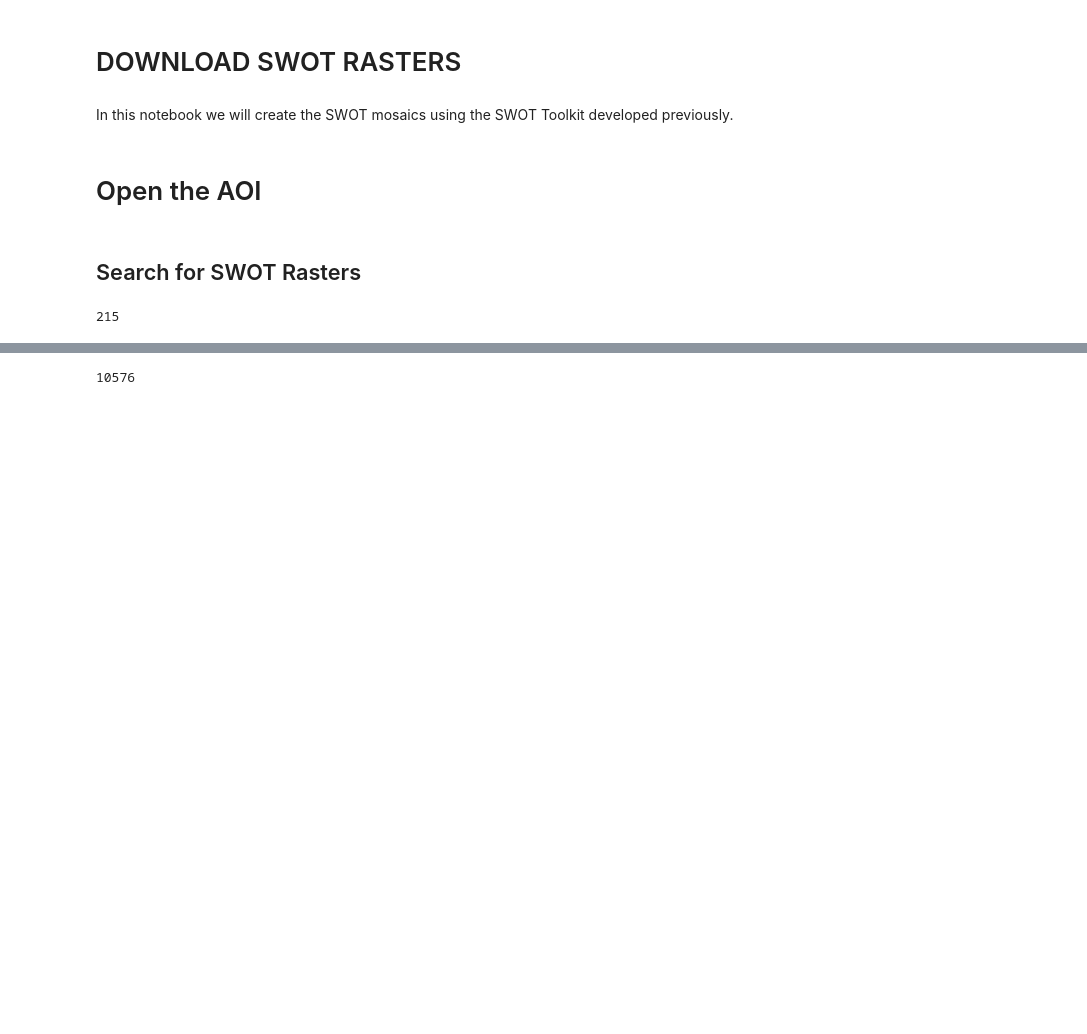
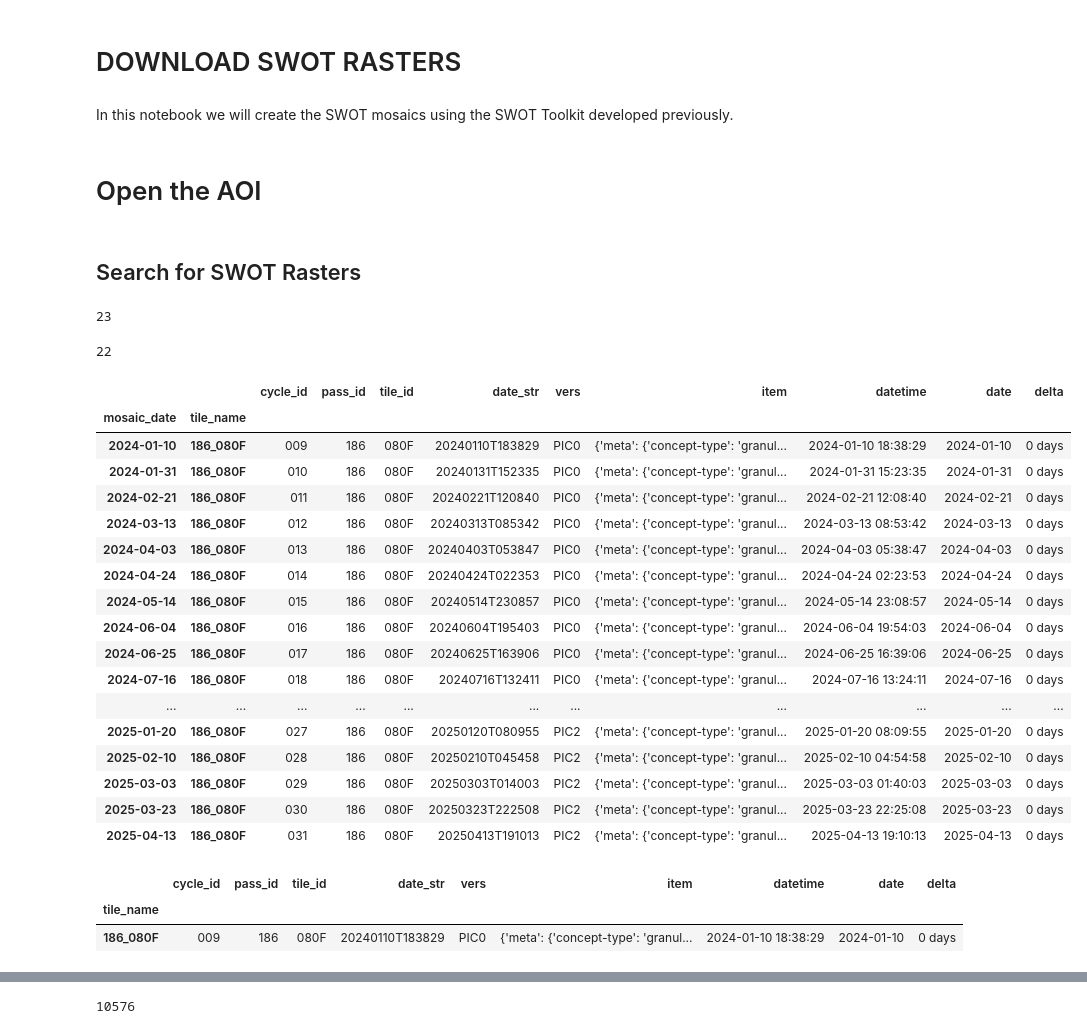
Before and after one commit to cordmaur/swot, a Jupyter notebook: nbs/08-Download_SWOT_rasters.ipynb, the cells around one changed output, grey strips where cells are left out. Cells and saved outputs as stored; diff of their text form; code cells hidden in the pictures; blank space fills up the shorter version.

```diff
--- a/nbs/08-Download_SWOT_rasters.ipynb
+++ b/nbs/08-Download_SWOT_rasters.ipynb
@@ -34,11 +34,43 @@ if aois is not None:
 results = search_swot_data(
     dataset="Raster_100",
     date_range=("2024-01-01", "2025-11-30"),
-    aoi=aoi.bounds,
+    aoi=aoi,
+    footprint_filter=True,  # Apply footprint filter to ensure granules intersect with AOI
 )
 
-
-swot_df = swot_results_to_df(results, drop_duplicates=True)
-len(swot_df)
+len(results)
 # %% [output]
-215
+23
+# %%
+swot_df = swot_results_to_df(results, drop_duplicates=True)
+len(swot_df)
+# %% [output]
+22
+# %%
+mosaic_df = create_mosaic_df(swot_df)
+mosaic_df
+# %% [output]
+|  |  | cycle_id | pass_id | tile_id | date_str | vers | item | datetime | date | delta |
+| mosaic_date | tile_name |  |  |  |  |  |  |  |  |  |
+| 2024-01-10 | 186_080F | 009 | 186 | 080F | 20240110T183829 | PIC0 | {'meta': {'concept-type': 'granul... | 2024-01-10 18:38:29 | 2024-01-10 | 0 days |
+| 2024-01-31 | 186_080F | 010 | 186 | 080F | 20240131T152335 | PIC0 | {'meta': {'concept-type': 'granul... | 2024-01-31 15:23:35 | 2024-01-31 | 0 days |
+| 2024-02-21 | 186_080F | 011 | 186 | 080F | 20240221T120840 | PIC0 | {'meta': {'concept-type': 'granul... | 2024-02-21 12:08:40 | 2024-02-21 | 0 days |
+| 2024-03-13 | 186_080F | 012 | 186 | 080F | 20240313T085342 | PIC0 | {'meta': {'concept-type': 'granul... | 2024-03-13 08:53:42 | 2024-03-13 | 0 days |
+| 2024-04-03 | 186_080F | 013 | 186 | 080F | 20240403T053847 | PIC0 | {'meta': {'concept-type': 'granul... | 2024-04-03 05:38:47 | 2024-04-03 | 0 days |
+| 2024-04-24 | 186_080F | 014 | 186 | 080F | 20240424T022353 | PIC0 | {'meta': {'concept-type': 'granul... | 2024-04-24 02:23:53 | 2024-04-24 | 0 days |
+| 2024-05-14 | 186_080F | 015 | 186 | 080F | 20240514T230857 | PIC0 | {'meta': {'concept-type': 'granul... | 2024-05-14 23:08:57 | 2024-05-14 | 0 days |
+| 2024-06-04 | 186_080F | 016 | 186 | 080F | 20240604T195403 | PIC0 | {'meta': {'concept-type': 'granul... | 2024-06-04 19:54:03 | 2024-06-04 | 0 days |
+| 2024-06-25 | 186_080F | 017 | 186 | 080F | 20240625T163906 | PIC0 | {'meta': {'concept-type': 'granul... | 2024-06-25 16:39:06 | 2024-06-25 | 0 days |
+| 2024-07-16 | 186_080F | 018 | 186 | 080F | 20240716T132411 | PIC0 | {'meta': {'concept-type': 'granul... | 2024-07-16 13:24:11 | 2024-07-16 | 0 days |
+| ... | ... | ... | ... | ... | ... | ... | ... | ... | ... | ... |
+| 2025-01-20 | 186_080F | 027 | 186 | 080F | 20250120T080955 | PIC2 | {'meta': {'concept-type': 'granul... | 2025-01-20 08:09:55 | 2025-01-20 | 0 days |
+| 2025-02-10 | 186_080F | 028 | 186 | 080F | 20250210T045458 | PIC2 | {'meta': {'concept-type': 'granul... | 2025-02-10 04:54:58 | 2025-02-10 | 0 days |
+| 2025-03-03 | 186_080F | 029 | 186 | 080F | 20250303T014003 | PIC2 | {'meta': {'concept-type': 'granul... | 2025-03-03 01:40:03 | 2025-03-03 | 0 days |
+| 2025-03-23 | 186_080F | 030 | 186 | 080F | 20250323T222508 | PIC2 | {'meta': {'concept-type': 'granul... | 2025-03-23 22:25:08 | 2025-03-23 | 0 days |
+| 2025-04-13 | 186_080F | 031 | 186 | 080F | 20250413T191013 | PIC2 | {'meta': {'concept-type': 'granul... | 2025-04-13 19:10:13 | 2025-04-13 | 0 days |
+# %%
+mosaic_df.loc["2024-01-10"]
+# %% [output]
+|  | cycle_id | pass_id | tile_id | date_str | vers | item | datetime | date | delta |
+| tile_name |  |  |  |  |  |  |  |  |  |
+| 186_080F | 009 | 186 | 080F | 20240110T183829 | PIC0 | {'meta': {'concept-type': 'granul... | 2024-01-10 18:38:29 | 2024-01-10 | 0 days |
```
Also changed, not shown: parts of 11 cells of this notebook, 2 other files.
